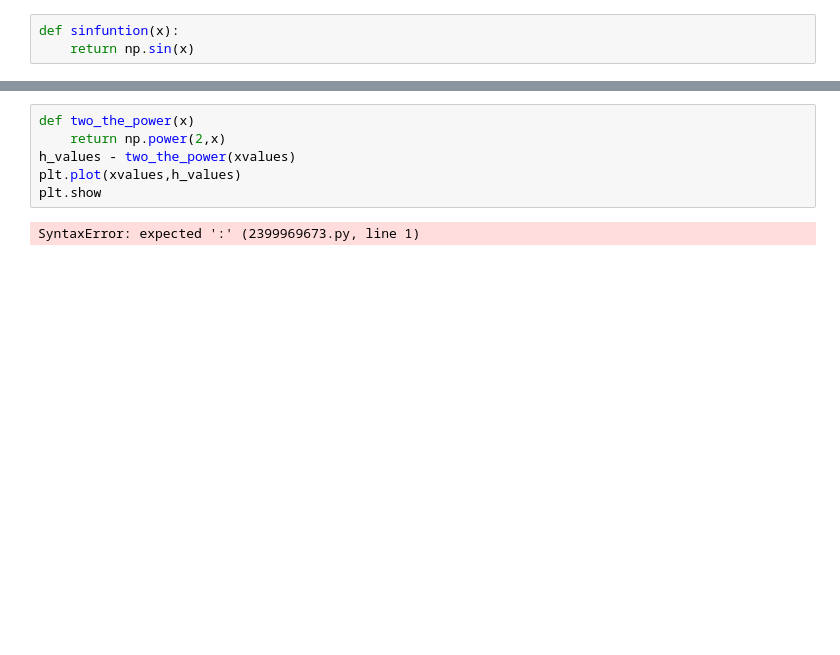
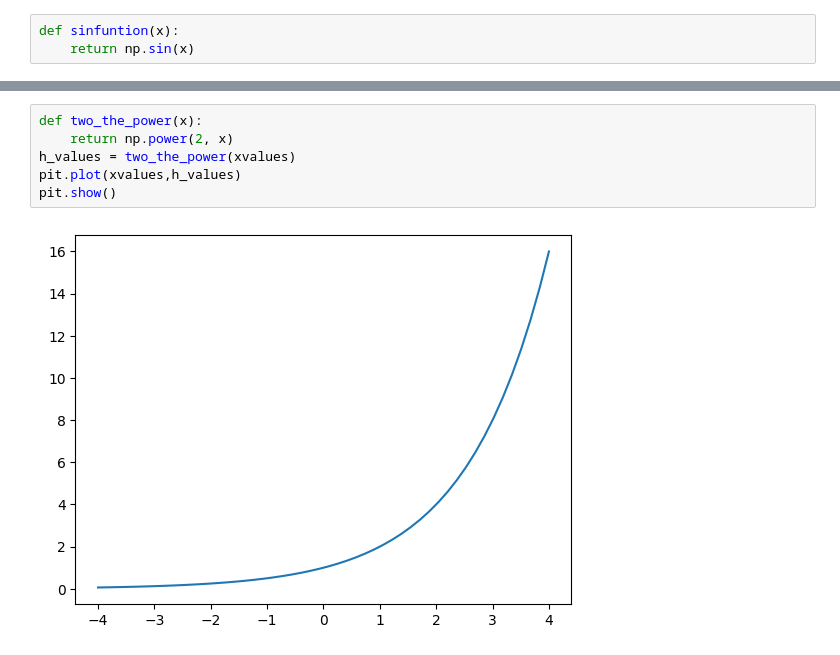
Before and after one commit to Richard-199405/4geeks_class, a Jupyter notebook: notebooks/01_linear_algebra.ipynb, the cells around one changed output, grey strips where cells are left out. Drawn from its saved outputs; the diff is of its cells as text; blank space fills up the shorter version.

```diff
--- a/notebooks/01_linear_algebra.ipynb
+++ b/notebooks/01_linear_algebra.ipynb
@@ -143,8 +143,8 @@ NameError: name 'plit' is not defined
 # %%
-def two_the_power(x)
-    return np.power(2,x)
-h_values - two_the_power(xvalues)
-plt.plot(xvalues,h_values)
-plt.show
+def two_the_power(x):
+    return np.power(2, x)
+h_values = two_the_power(xvalues)
+pit.plot(xvalues,h_values)
+pit.show()
 # %% [output]
-SyntaxError: expected ':' (2399969673.py, line 1)
+[figure, added]
```
Also changed, not shown: parts of 2 cells of this notebook.
